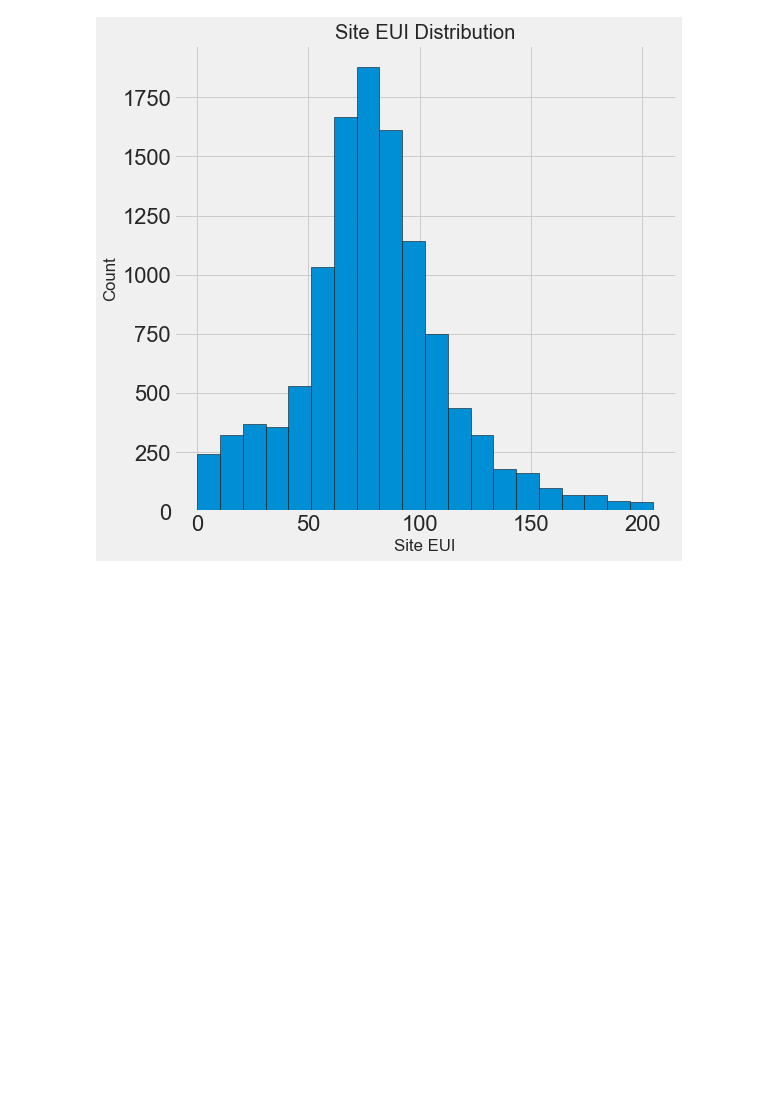
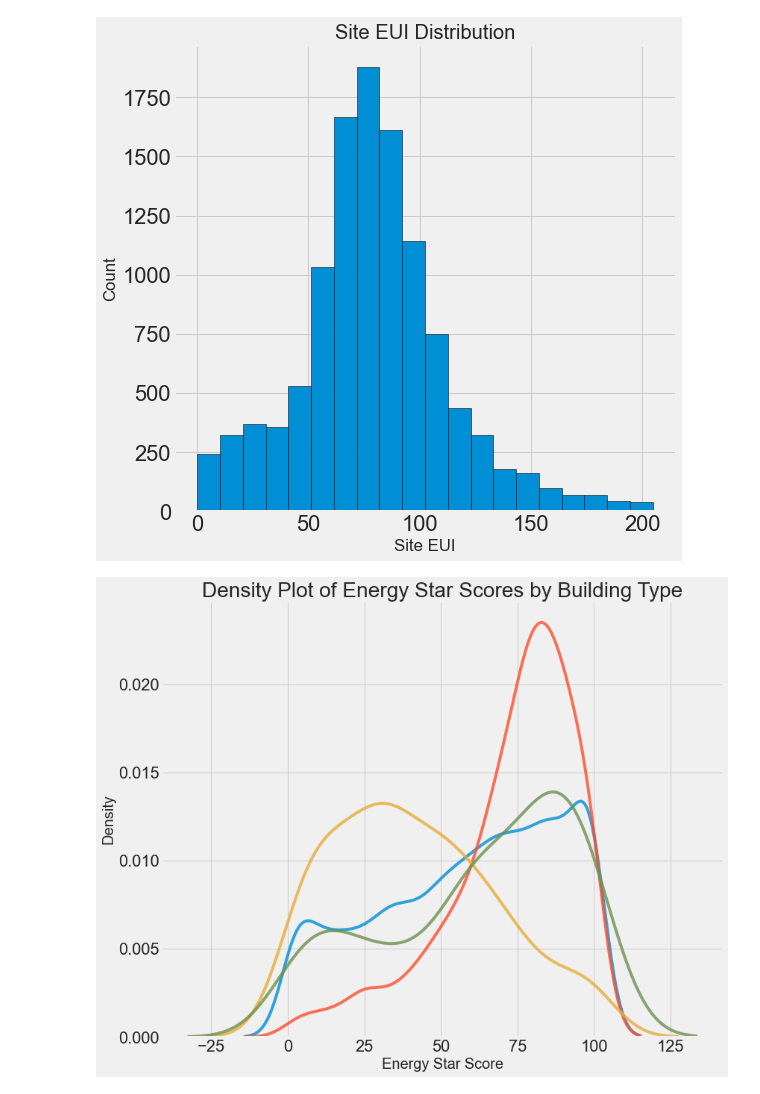
Before and after one commit to Jared-Glenn/Machine_Learning_Project_Walkthrough, a Jupyter notebook: ml_walkthrough.ipynb, the cells around one changed output. Drawn from its saved outputs; the diff is of its cells as text; code cells hidden in the pictures; blank space fills up the shorter version.

```diff
--- a/ml_walkthrough.ipynb
+++ b/ml_walkthrough.ipynb
@@ -271,3 +271,26 @@ plt.xlabel('Site EUI');
 plt.ylabel('Count'); plt.title('Site EUI Distribution');
 # %% [output]
 [figure]
+# %%
+# Create a list of buildings with more than 100 measurements
+types = data.dropna(subset=['score'])
+types = types['Largest Property Use Type'].value_counts()
+types = list(types[types.values > 100].index)
+# %%
+# Plot of distribution of scores for building categories
+figsize(12, 10)
+
+# Plot each building
+for b_type in types:
+    # Select the building type
+    subset = data[data['Largest Property Use Type'] == b_type]
+
+    # Density plot of Energy Star scores
+    sns.kdeplot(subset['score'].dropna(),
+                label = b_type, shade = False, alpha = 0.8);
+
+# Label the plot
+plt.xlabel('Energy Star Score', size = 20); plt.ylabel('Density', size = 20);
+plt.title('Density Plot of Energy Star Scores by Building Type', size = 28);
+# %% [output]
+[figure, added]
```
Also changed, not shown: parts of 6 cells of this notebook.
